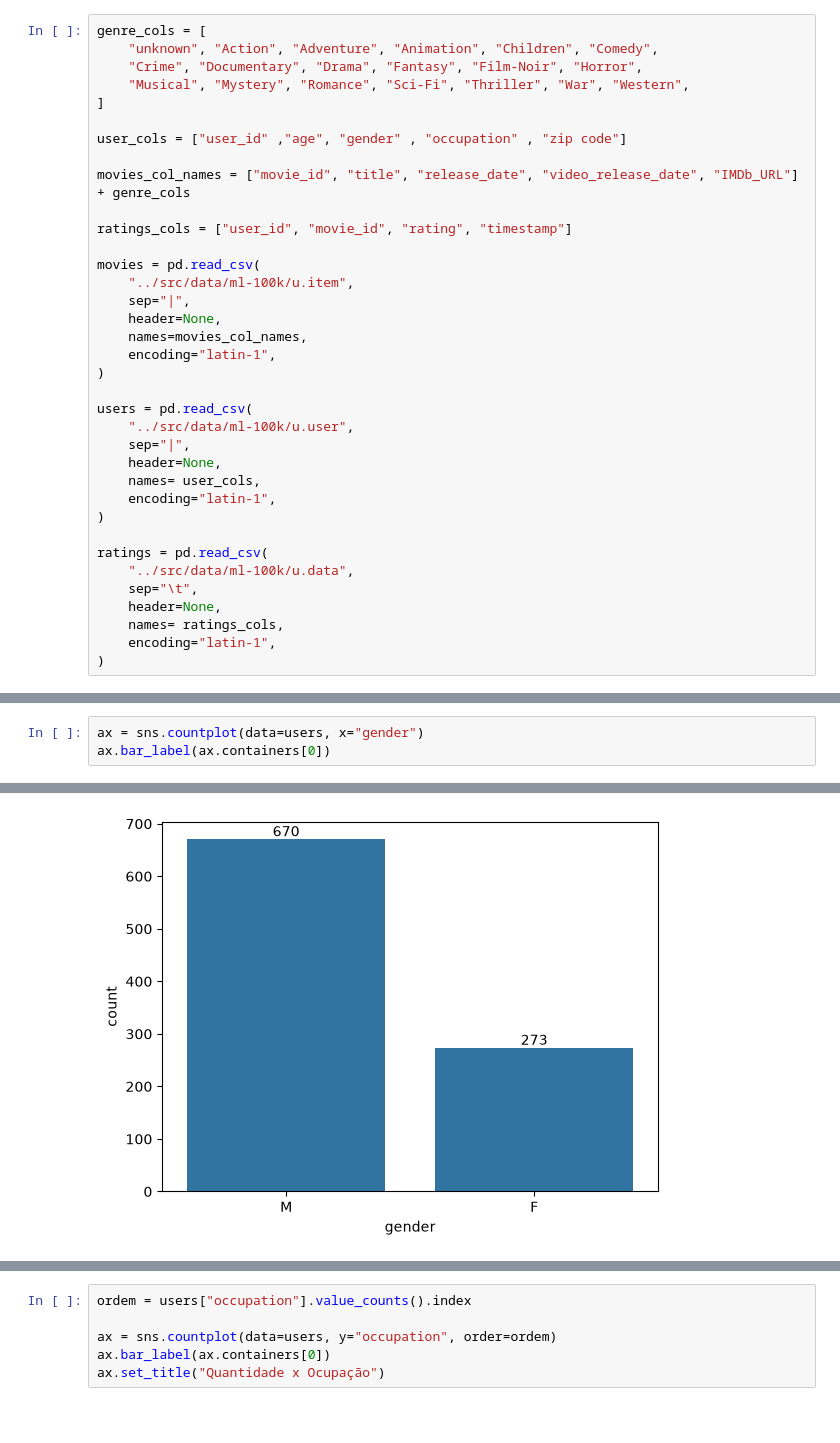
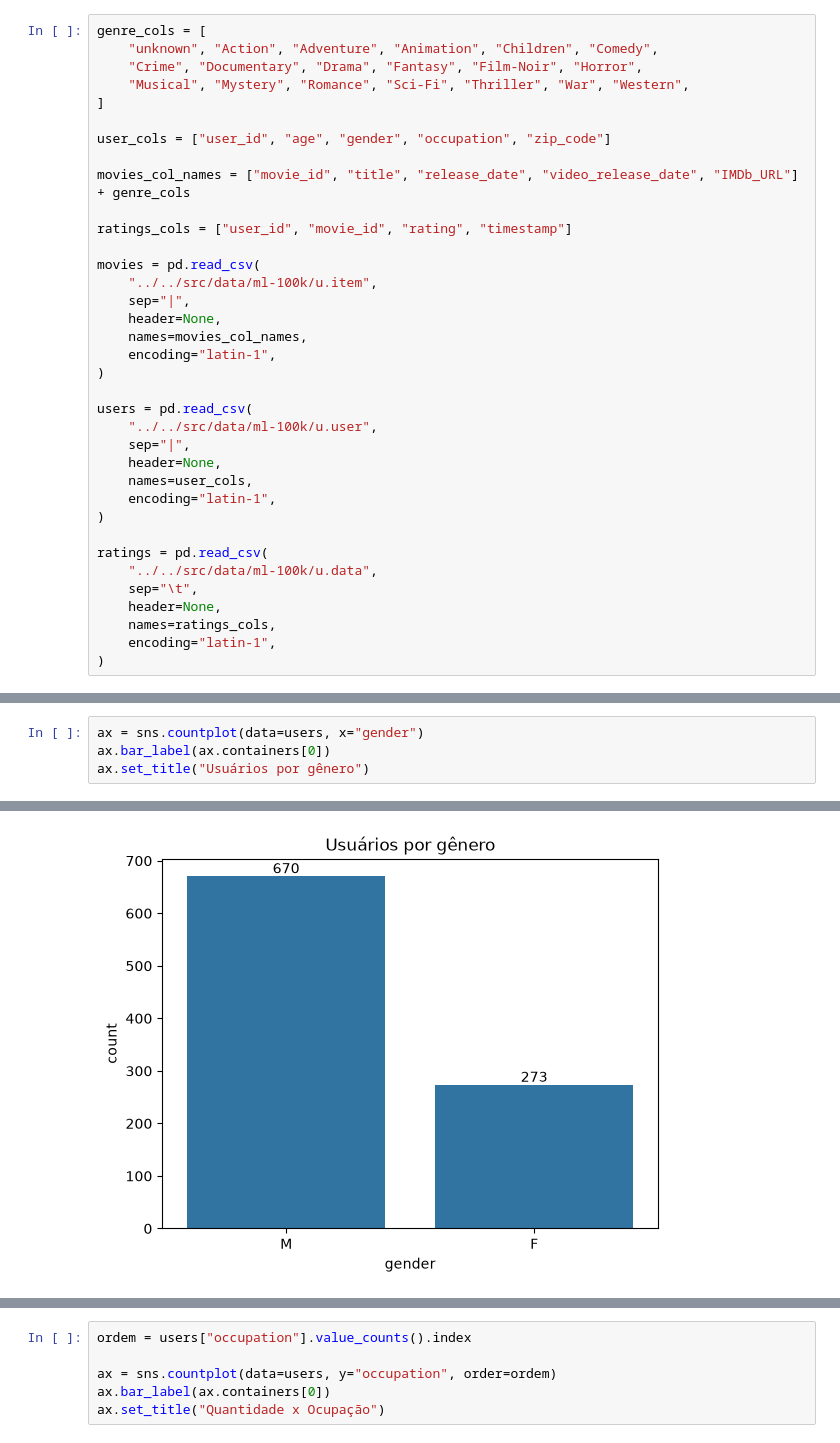
Before and after one commit to ThallesNonato1123/RecSys, a Jupyter notebook: training/notebooks/eda.ipynb, the cells around one changed output, grey strips where cells are left out. Drawn from its saved outputs; the diff is of its cells as text; blank space fills up the shorter version.

```diff
--- a/training/notebooks/eda.ipynb
+++ b/training/notebooks/eda.ipynb
@@ -9,14 +22,14 @@ genre_cols = [
     "Musical", "Mystery", "Romance", "Sci-Fi", "Thriller", "War", "Western",
 ]
 
-user_cols = ["user_id" ,"age", "gender" , "occupation" , "zip code"]
+user_cols = ["user_id", "age", "gender", "occupation", "zip_code"]
 
 movies_col_names = ["movie_id", "title", "release_date", "video_release_date", "IMDb_URL"] + genre_cols
 
 ratings_cols = ["user_id", "movie_id", "rating", "timestamp"]
 
 movies = pd.read_csv(
-    "../src/data/ml-100k/u.item",
+    "../../src/data/ml-100k/u.item",
     sep="|",
     header=None,
     names=movies_col_names,
@@ -24,17 +37,17 @@ movies = pd.read_csv(
 )
 
 users = pd.read_csv(
-    "../src/data/ml-100k/u.user",
+    "../../src/data/ml-100k/u.user",
     sep="|",
     header=None,
-    names= user_cols,
+    names=user_cols,
     encoding="latin-1",
 )
 
 ratings = pd.read_csv(
-    "../src/data/ml-100k/u.data",
+    "../../src/data/ml-100k/u.data",
     sep="\t",
     header=None,
-    names= ratings_cols,
+    names=ratings_cols,
     encoding="latin-1",
 )
@@ -51,4 +75,5 @@ Text(0.5, 1.0, 'Quantidade x Gênero')
 # %%
 ax = sns.countplot(data=users, x="gender")
 ax.bar_label(ax.containers[0])
+ax.set_title("Usuários por gênero")
 # %% [output]
@@ -56 +81 @@ ax.bar_label(ax.containers[0])
-[figure, old version]
+[figure, new version]
```
Also changed, not shown: parts of 49 cells of this notebook, 25 other files.
